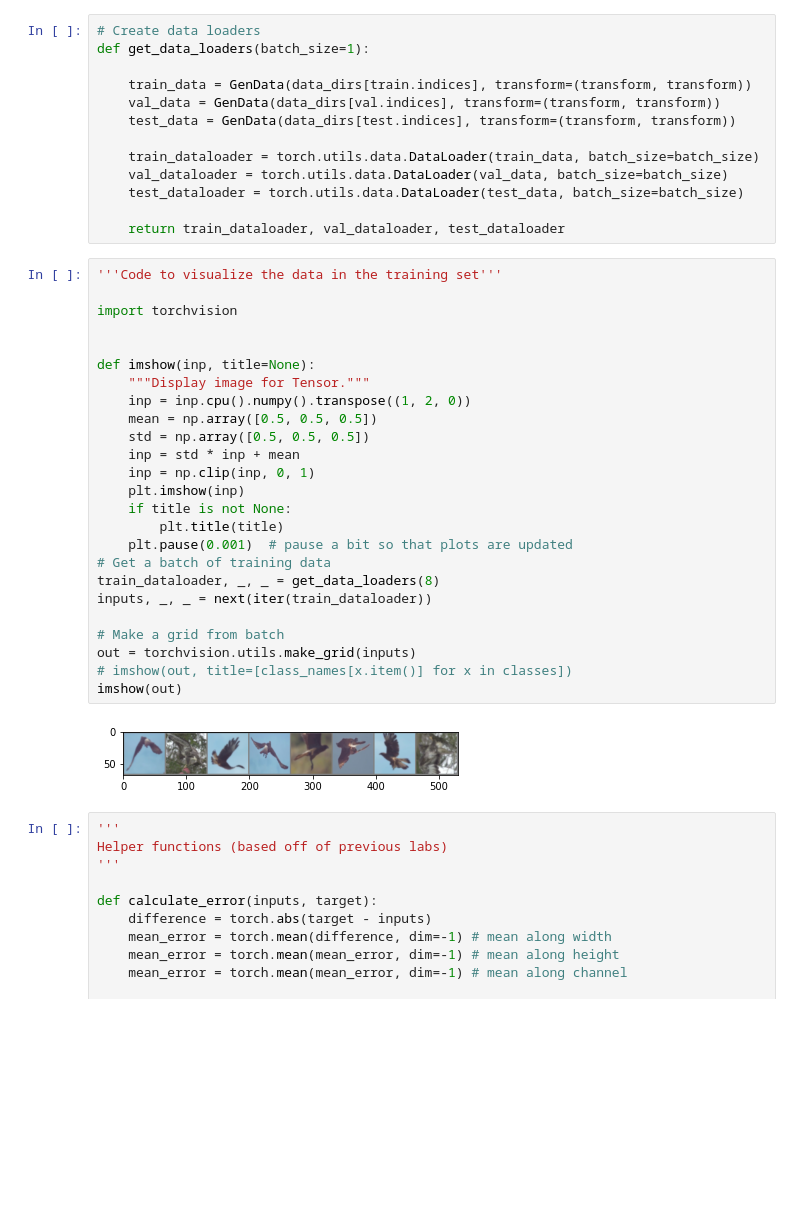
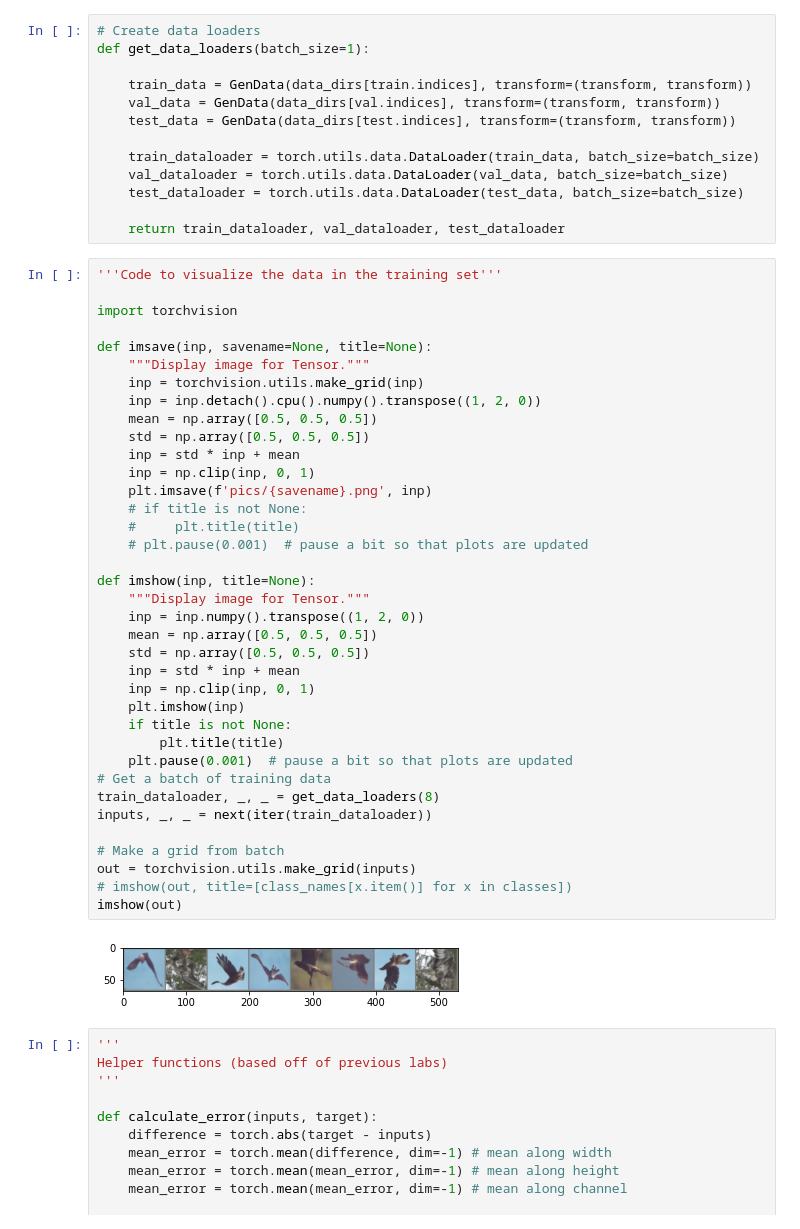
Before and after one commit to Ammar-V/APS360, a Jupyter notebook: train_gan.ipynb, the cells around one changed output. Saved outputs shown, nothing was run; the diff lists cells and outputs as text; blank space fills up the shorter version.

```diff
--- a/train_gan.ipynb
+++ b/train_gan.ipynb
@@ -128,30 +128,42 @@ def get_data_loaders(batch_size=1):
 # %%
 '''Code to visualize the data in the training set'''
 
 import torchvision
 
+def imsave(inp, savename=None, title=None):
+    """Display image for Tensor."""
+    inp = torchvision.utils.make_grid(inp)
+    inp = inp.detach().cpu().numpy().transpose((1, 2, 0))
+    mean = np.array([0.5, 0.5, 0.5])
+    std = np.array([0.5, 0.5, 0.5])
+    inp = std * inp + mean
+    inp = np.clip(inp, 0, 1)
+    plt.imsave(f'pics/{savename}.png', inp)
+    # if title is not None:
+    #     plt.title(title)
+    # plt.pause(0.001)  # pause a bit so that plots are updated
 
 def imshow(inp, title=None):
     """Display image for Tensor."""
-    inp = inp.cpu().numpy().transpose((1, 2, 0))
+    inp = inp.numpy().transpose((1, 2, 0))
     mean = np.array([0.5, 0.5, 0.5])
     std = np.array([0.5, 0.5, 0.5])
     inp = std * inp + mean
     inp = np.clip(inp, 0, 1)
     plt.imshow(inp)
     if title is not None:
         plt.title(title)
     plt.pause(0.001)  # pause a bit so that plots are updated
 # Get a batch of training data
 train_dataloader, _, _ = get_data_loaders(8)
 inputs, _, _ = next(iter(train_dataloader))
 
 # Make a grid from batch
 out = torchvision.utils.make_grid(inputs)
 # imshow(out, title=[class_names[x.item()] for x in classes])
 imshow(out)
 # %% [output]
-[figure, old version]
+[figure, new version]
 # %%
 '''
 Helper functions (based off of previous labs)
```
Also changed, not shown: parts of 3 cells of this notebook, 7 other files.
